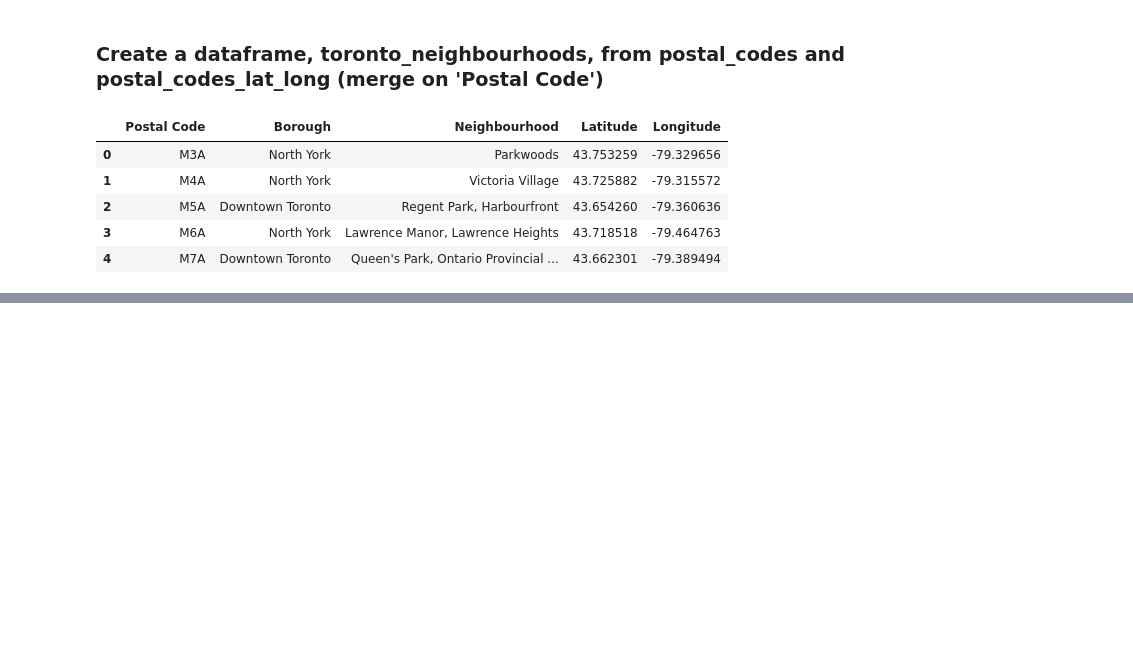
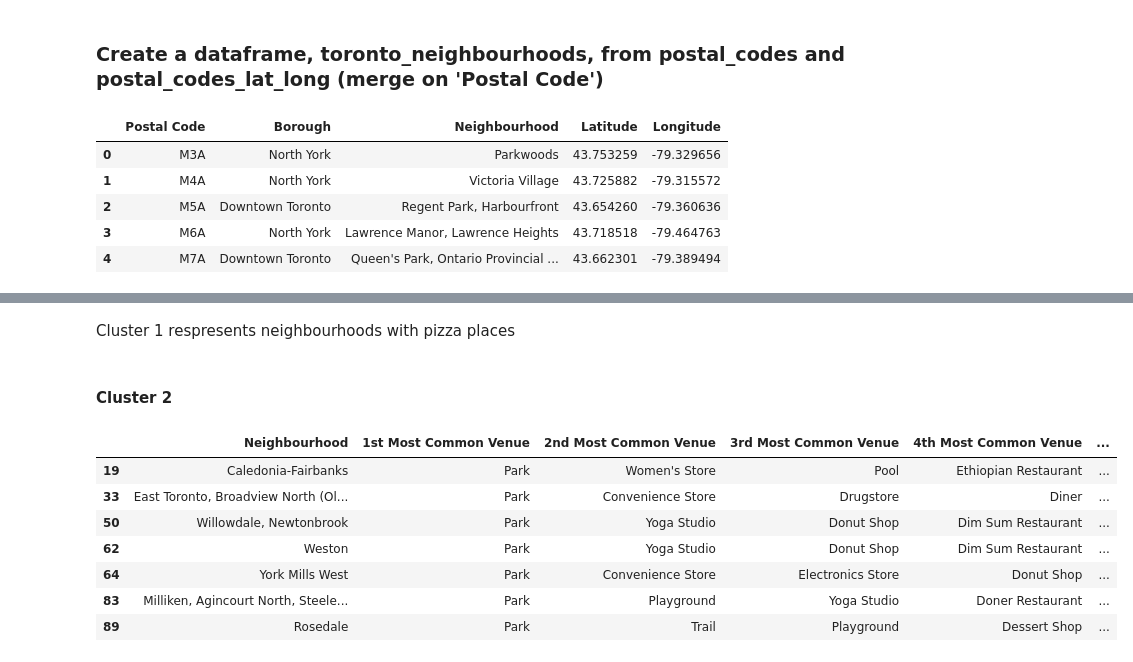
Before and after one commit to erdeco/data-science-capstone-project, a Jupyter notebook: Segmenting and Clustering Neighborhoods in Toronto.ipynb, the cells around one changed output, grey strips where cells are left out. Drawn from its saved outputs; the diff is of its cells as text; code cells hidden in the pictures; blank space fills up the shorter version.

```diff
--- a/Segmenting and Clustering Neighborhoods in Toronto.ipynb
+++ b/Segmenting and Clustering Neighborhoods in Toronto.ipynb
@@ -137,0 +696,15 @@ toronto_neighbourhoods.head()
+# %% [markdown]
+Cluster 1 respresents neighbourhoods with pizza places
+# %% [markdown]
+#### Cluster 2
+# %%
+toronto_merged.loc[toronto_merged['Cluster Labels'] == 1, toronto_merged.columns[[2] + list(range(6, toronto_merged.shape[1]))]]
+# %% [output]
+|  | Neighbourhood | 1st Most Common Venue | 2nd Most Common Venue | 3rd Most Common Venue | 4th Most Common Venue | ... |
+| 19 | Caledonia-Fairbanks | Park | Women's Store | Pool | Ethiopian Restaurant | ... |
+| 33 | East Toronto, Broadview North (Ol... | Park | Convenience Store | Drugstore | Diner | ... |
+| 50 | Willowdale, Newtonbrook | Park | Yoga Studio | Donut Shop | Dim Sum Restaurant | ... |
+| 62 | Weston | Park | Yoga Studio | Donut Shop | Dim Sum Restaurant | ... |
+| 64 | York Mills West | Park | Convenience Store | Electronics Store | Donut Shop | ... |
+| 83 | Milliken, Agincourt North, Steele... | Park | Playground | Yoga Studio | Doner Restaurant | ... |
+| 89 | Rosedale | Park | Trail | Playground | Dessert Shop | ... |
```
Also changed, not shown: parts of 68 cells of this notebook.
